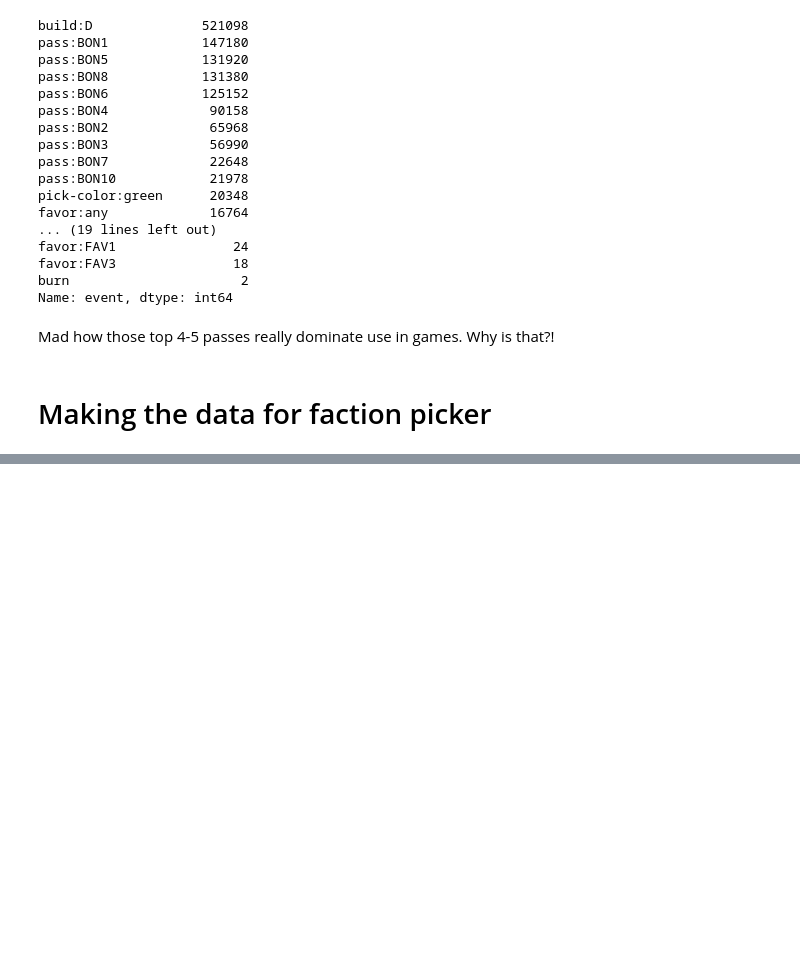
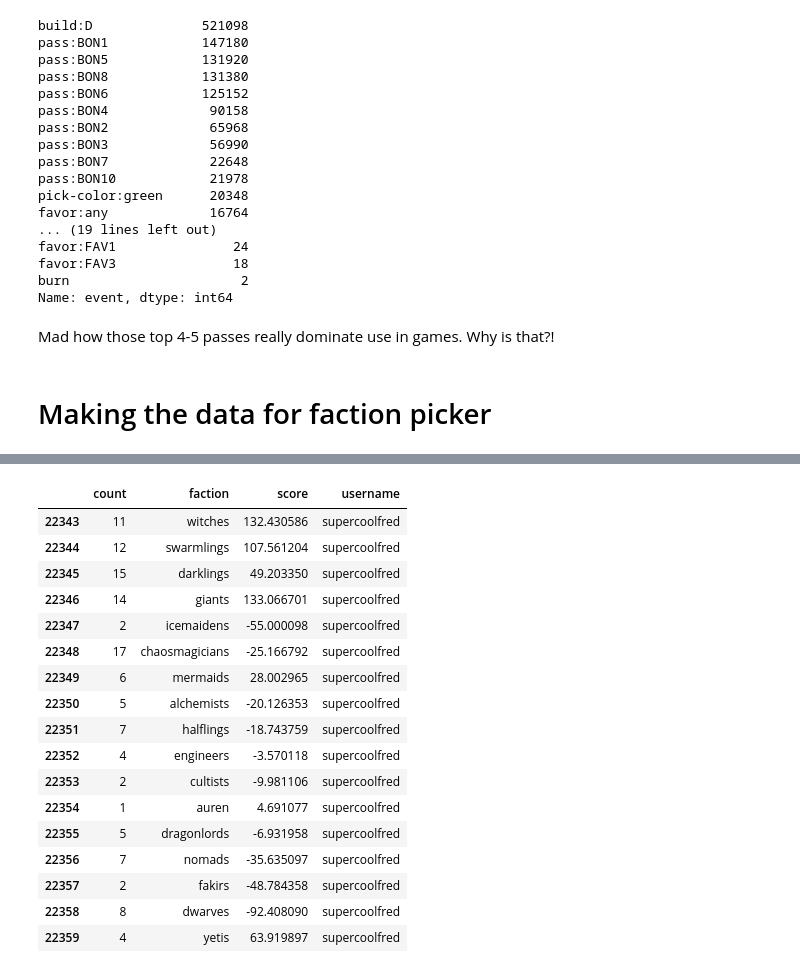
Before and after one commit to guyreading/terrabot, a Jupyter notebook: exploringMapsAndStartingTiles.ipynb, the cells around one changed output, grey strips where cells are left out. Cells and saved outputs as stored; diff of their text form; code cells hidden in the pictures; blank space fills up the shorter version.

```diff
--- a/exploringMapsAndStartingTiles.ipynb
+++ b/exploringMapsAndStartingTiles.ipynb
@@ -291,0 +295,3 @@ Steps:
+# %%
+ratingsplayerfactions = pd.read_csv(f'{folderlocation}/ratings_player_factions.csv')
+ratingsplayerfactions.head()
@@ -291,0 +305,21 @@ Steps:
+# %%
+ratingsplayerfactions[ratingsplayerfactions['username'] == 'supercoolfred']
+# %% [output]
+|  | count | faction | score | username |
+| 22343 | 11 | witches | 132.430586 | supercoolfred |
+| 22344 | 12 | swarmlings | 107.561204 | supercoolfred |
+| 22345 | 15 | darklings | 49.203350 | supercoolfred |
+| 22346 | 14 | giants | 133.066701 | supercoolfred |
+| 22347 | 2 | icemaidens | -55.000098 | supercoolfred |
+| 22348 | 17 | chaosmagicians | -25.166792 | supercoolfred |
+| 22349 | 6 | mermaids | 28.002965 | supercoolfred |
+| 22350 | 5 | alchemists | -20.126353 | supercoolfred |
+| 22351 | 7 | halflings | -18.743759 | supercoolfred |
+| 22352 | 4 | engineers | -3.570118 | supercoolfred |
+| 22353 | 2 | cultists | -9.981106 | supercoolfred |
+| 22354 | 1 | auren | 4.691077 | supercoolfred |
+| 22355 | 5 | dragonlords | -6.931958 | supercoolfred |
+| 22356 | 7 | nomads | -35.635097 | supercoolfred |
+| 22357 | 2 | fakirs | -48.784358 | supercoolfred |
+| 22358 | 8 | dwarves | -92.408090 | supercoolfred |
+| 22359 | 4 | yetis | 63.919897 | supercoolfred |
```
Also changed, not shown: parts of 9 cells of this notebook, 1 other file.
